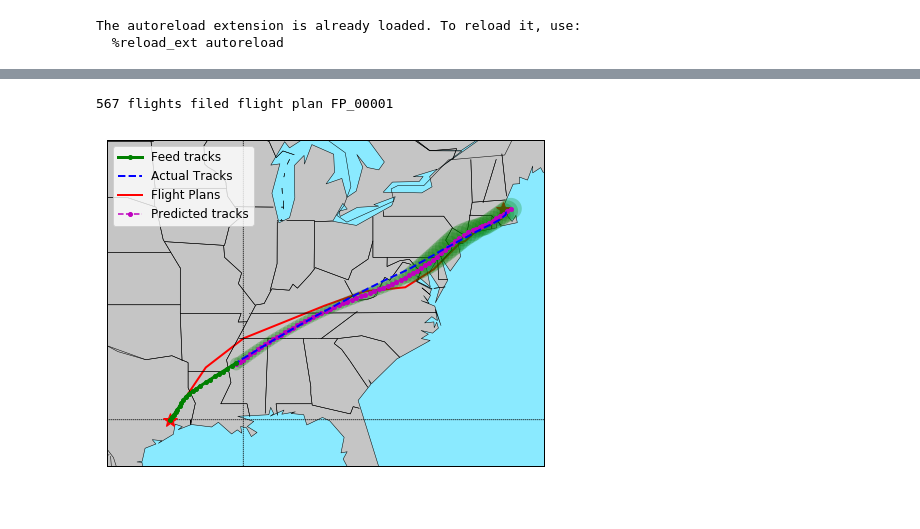
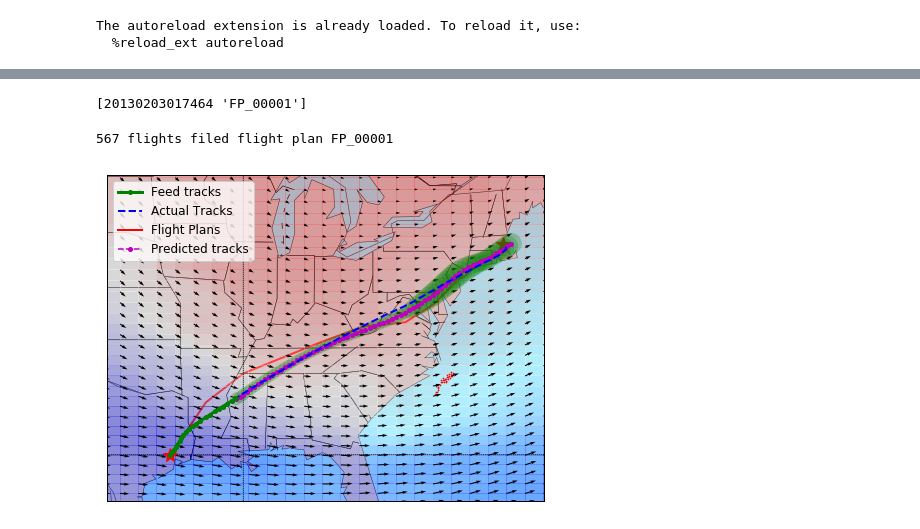
Before and after one commit to yulinliu101/DeepTP, a Jupyter notebook: src/Visualize_Generated_Trajectories.ipynb, the cells around one changed output, grey strips where cells are left out. Saved outputs shown, nothing was run; the diff lists cells and outputs as text; code cells hidden in the pictures.

```diff
--- a/src/Visualize_Generated_Trajectories.ipynb
+++ b/src/Visualize_Generated_Trajectories.ipynb
@@ -62,21 +84,24 @@ _ = axs[3].set_xlabel('Distance/ FL')
 # %%
 best_seq_idx = eval_cls._best_sequence_idx(eval_cls.pred_logprobs)
 k = 16
 fid_fp = eval_cls.feed_fp.groupby(['FLT_PLAN_ID', 'FLT_PLAN_ID_REAL']).head(1)[['FLT_PLAN_ID', 'FLT_PLAN_ID_REAL']].values[k]
-
+print(fid_fp)
 plot_track, plot_fp = plot_fp_act(fid_fp[1],
                                   FP_utlize,
                                   act_track_data.loc[act_track_data.FID == fid_fp[0]],
                                   feed_fp.loc[feed_fp.FLT_PLAN_ID == fid_fp[0]],
                                   feed_track = feed_data.loc[feed_data.FID == fid_fp[0]],
                                   pred_track=None,
                                   pred_track_mu = eval_cls.preds[:, 20:, ],
                                   pred_track_cov = eval_cls.pred_covs,
                                   k = best_seq_idx[k],
                                   nstd = 3,
-                                  sort = False)
+                                  sort = False,
+                                  plot_weather_info = True,
+                                  wind_scale = 2500)
 # %% [output]
-567 flights filed flight plan FP_00001
+[20130203017464 'FP_00001']
+567 flights filed flight plan FP_00001
-[figure, old version]
+[figure, new version]
 # %%
 best_seq_idx = eval_cls._best_sequence_idx(eval_cls.pred_logprobs)
```
Also changed, not shown: parts of 4 cells of this notebook, 3 other files.
